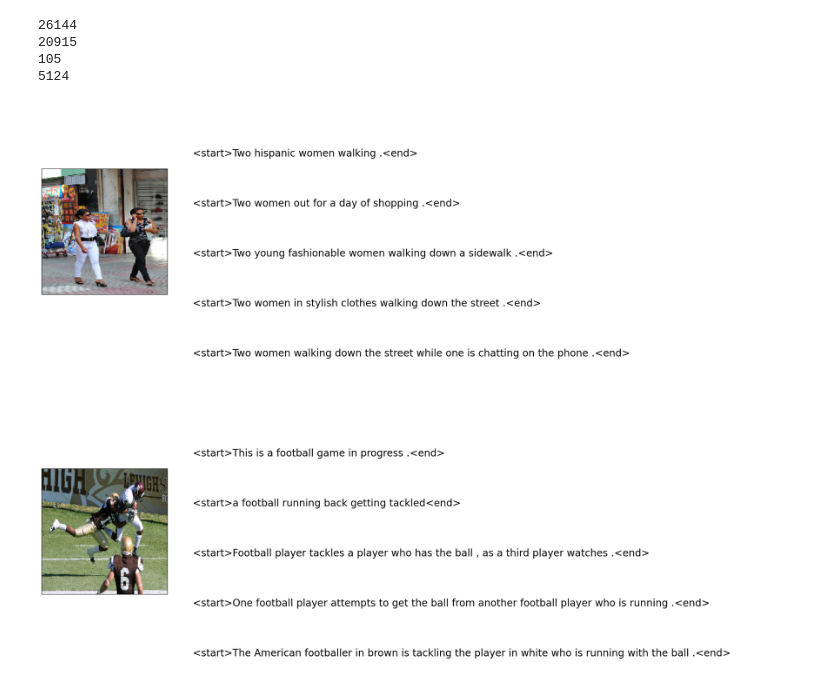
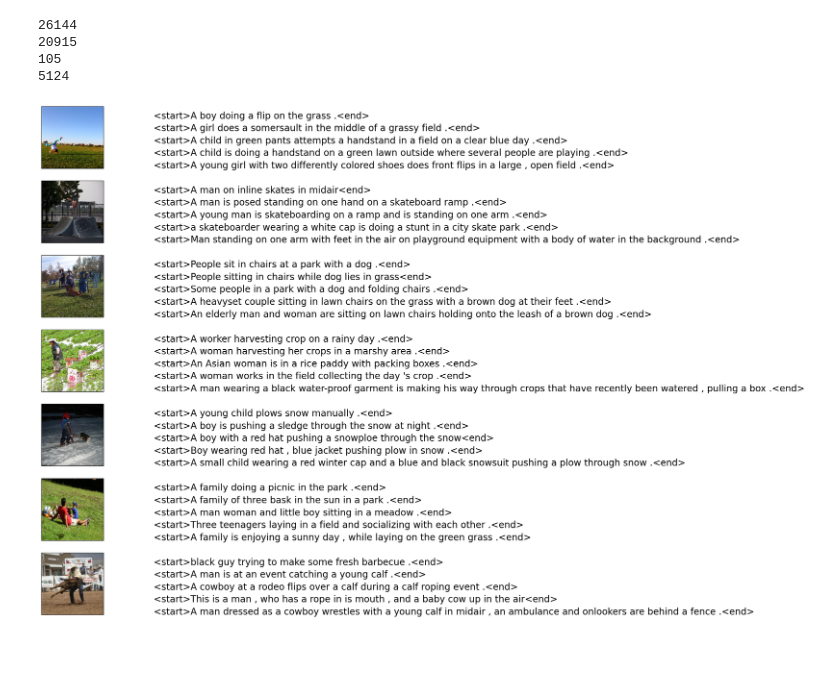
Before and after one commit to feelingguilty/ImageCaptioning, a Jupyter notebook: captioning.ipynb, the cells around one changed output. Drawn from its saved outputs; the diff is of its cells as text; code cells hidden in the pictures; blank space fills up the shorter version.

```diff
--- a/captioning.ipynb
+++ b/captioning.ipynb
@@ -93,29 +95,29 @@ text_data = list(map(lambda x: str(custom_standardization(x).numpy())[2:-1],text
 # %%
 import matplotlib.pyplot as plt
 def visualaization(data, num_of_images):
     count = 1
     fig = plt.figure(figsize=(10,20))
-    for filename in list(data.keys())[189:189+num_of_images]:
+    for filename in list(data.keys())[154:154+num_of_images]:
         captions = data[filename]
         image_load = load_img(filename, target_size=(199,199,3))
 
         ax = fig.add_subplot(num_of_images,2,count,xticks=[],yticks=[])
         ax.imshow(image_load)
         count += 1
 
         ax = fig.add_subplot(num_of_images,2,count)
         plt.axis('off')
         ax.plot()
         ax.set_xlim(0,1)
         ax.set_ylim(0,len(captions))
         for i, caption in enumerate(captions):
             ax.text(0,i,caption,fontsize=20)
         count += 1
     plt.show()
 
-visualaization(train_data, 2)
+visualaization(train_data, 7)
 # %% [output]
-[figure, old version]
+[figure, new version]
 # %%
 IMAGE_SIZE = (255,255)
 EMBED_DIM = 512
```
Also changed, not shown: parts of 19 cells of this notebook, 1 other file.
